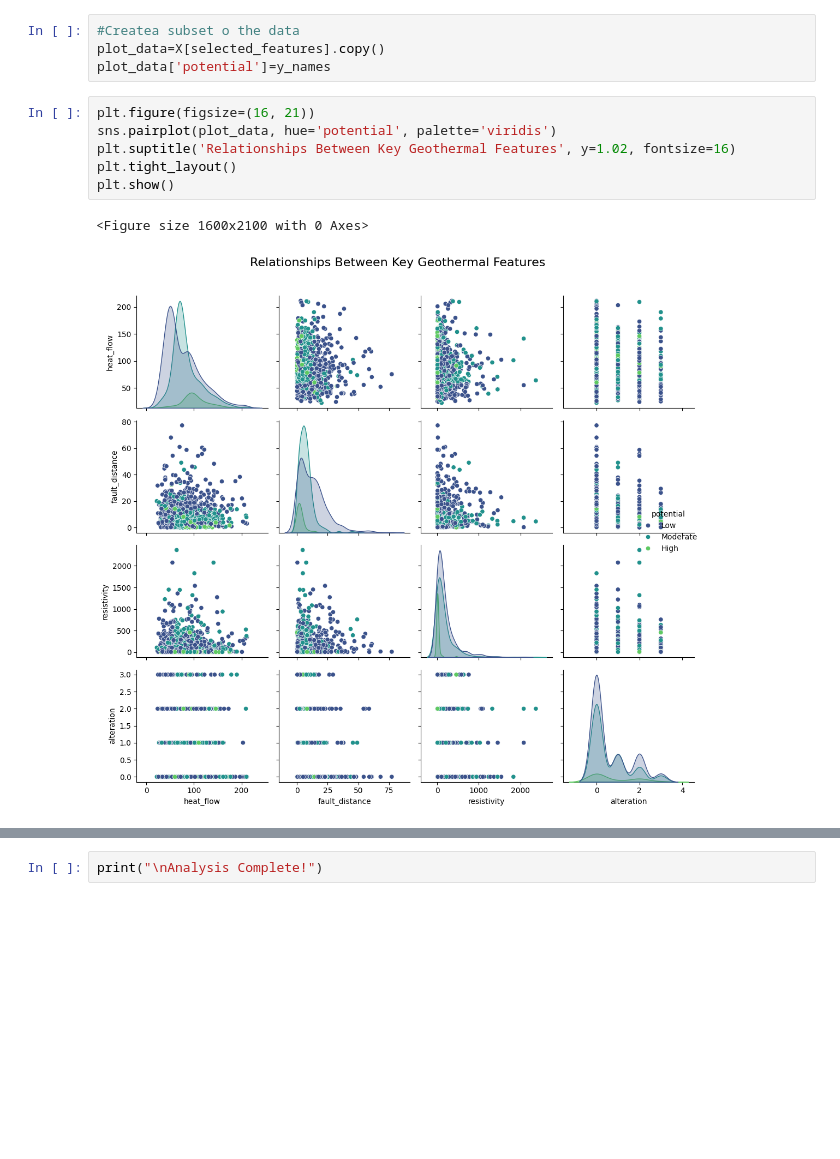
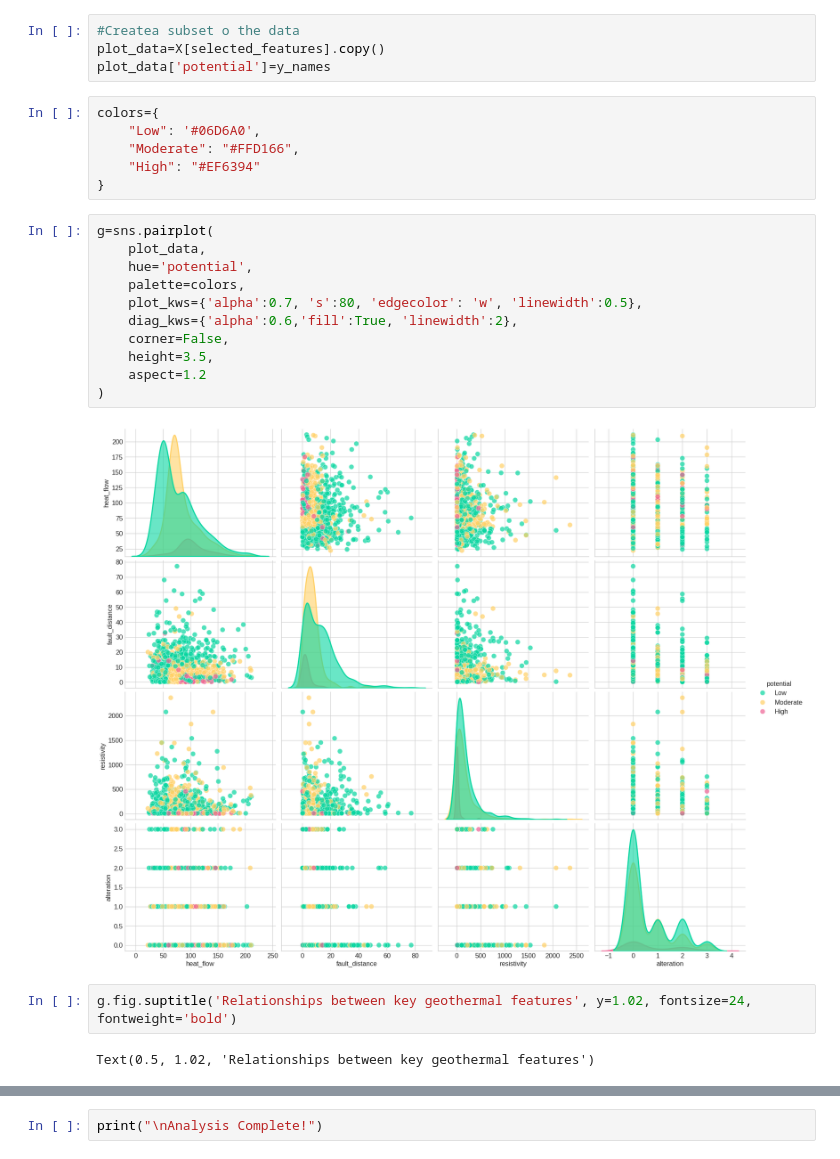
Before and after one commit to ced-sys/.py, a Jupyter notebook: GeoThermoAI(Draft).ipynb, the cells around one changed output, grey strips where cells are left out. Saved outputs shown, nothing was run; the diff lists cells and outputs as text; blank space fills up the shorter version.

```diff
--- a/GeoThermoAI(Draft).ipynb
+++ b/GeoThermoAI(Draft).ipynb
@@ -605,12 +609,26 @@ selected_features_names=[feature_names[X.columns.get_loc(feat)] for feat in sele
 #Createa subset o the data
 plot_data=X[selected_features].copy()
 plot_data['potential']=y_names
-# %%
-plt.figure(figsize=(16, 21))
-sns.pairplot(plot_data, hue='potential', palette='viridis')
-plt.suptitle('Relationships Between Key Geothermal Features', y=1.02, fontsize=16)
-plt.tight_layout()
-plt.show()
-# %% [output]
-<Figure size 1600x2100 with 0 Axes>
-[figure, removed]
+# %%
+colors={
+    "Low": '#06D6A0',
+    "Moderate": "#FFD166",
+    "High": "#EF6394"
+}
+# %%
+g=sns.pairplot(
+    plot_data,
+    hue='potential',
+    palette=colors,
+    plot_kws={'alpha':0.7, 's':80, 'edgecolor': 'w', 'linewidth':0.5},
+    diag_kws={'alpha':0.6,'fill':True, 'linewidth':2},
+    corner=False,
+    height=3.5,
+    aspect=1.2
+)
+# %% [output]
+[figure, added]
+# %%
+g.fig.suptitle('Relationships between key geothermal features', y=1.02, fontsize=24, fontweight='bold')
+# %% [output]
+Text(0.5, 1.02, 'Relationships between key geothermal features')
```
Also changed, not shown: parts of 7 cells of this notebook.
